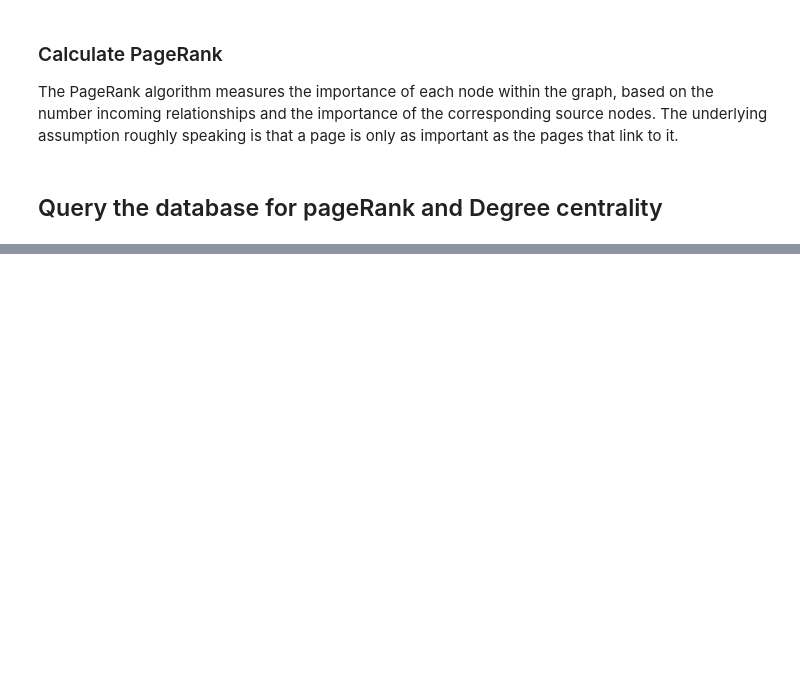
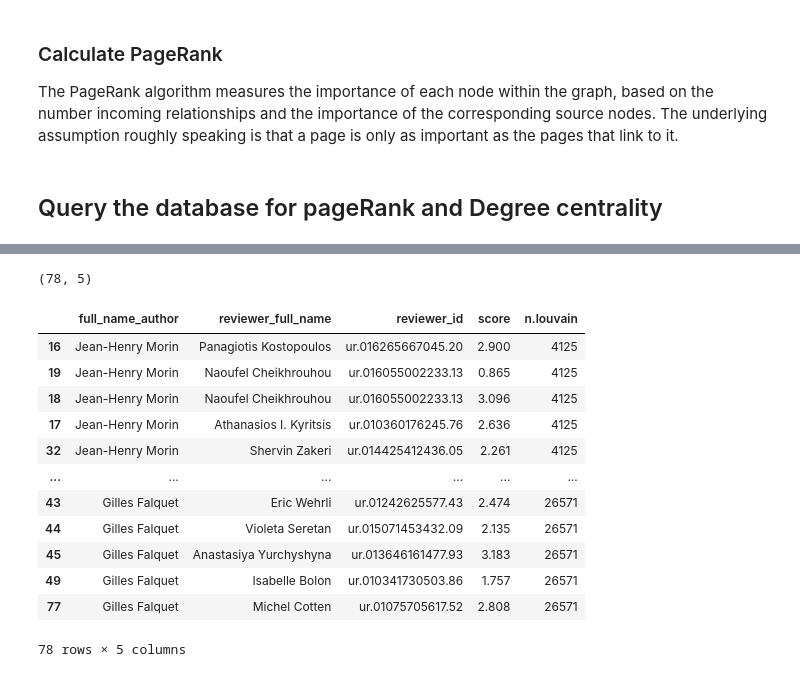
Before and after one commit to syberia101/seminaire_2022, a Jupyter notebook: query_neo4j_ml.ipynb, the cells around one changed output, grey strips where cells are left out. Drawn from its saved outputs; the diff is of its cells as text; code cells hidden in the pictures; blank space fills up the shorter version.

```diff
--- a/query_neo4j_ml.ipynb
+++ b/query_neo4j_ml.ipynb
@@ -302,0 +285,5 @@ result_merged_louvain_inference
+# %%
+result_write_louvain_field = gds.run_cypher("""
+CALL gds.louvain.write($graph_name,{ writeProperty:"louvain_field"})
+YIELD communityCount, modularity, modularities""",params={"graph_name":graph_name_3})
+result_write_louvain_field.head()
@@ -302,0 +354,7 @@ result_merged_louvain_inference
+# %%
+louvain_2_scientists_field = gds.run_cypher(f"MATCH (n:Researcher)-[w:WORKS_IN]-(f:Field) \
+WHERE n.full_name=$researcher_1 return DISTINCT n.full_name, n.louvain_field as louvain_field \
+UNION \
+MATCH (n:Researcher)-[w:WORKS_IN]-(f:Field) \
+WHERE n.full_name=$researcher_2 return DISTINCT n.full_name, n.louvain_field as louvain_field",params={"researcher_1":researcher_1,"researcher_2":researcher_2})
+louvain_2_scientists_field
@@ -303,3 +435,22 @@ result_merged_louvain_inference
+# %%
+result_merged_louvain_inference = result_inference.merge(louvain_other, left_on="reviewer_id",right_on="researcher_id").drop(columns=["researcher_id","full_name"]).sort_values(by="n.louvain")
+print(result_merged_louvain_inference.shape)
+result_merged_louvain_inference
+# %% [output]
+(78, 5)
+|  | full_name_author | reviewer_full_name | reviewer_id | score | n.louvain |
+| 16 | Jean-Henry Morin | Panagiotis Kostopoulos | ur.016265667045.20 | 2.900 | 4125 |
+| 19 | Jean-Henry Morin | Naoufel Cheikhrouhou | ur.016055002233.13 | 0.865 | 4125 |
+| 18 | Jean-Henry Morin | Naoufel Cheikhrouhou | ur.016055002233.13 | 3.096 | 4125 |
+| 17 | Jean-Henry Morin | Athanasios I. Kyritsis | ur.010360176245.76 | 2.636 | 4125 |
+| 32 | Jean-Henry Morin | Shervin Zakeri | ur.014425412436.05 | 2.261 | 4125 |
+| ... | ... | ... | ... | ... | ... |
+| 43 | Gilles Falquet | Eric Wehrli | ur.01242625577.43 | 2.474 | 26571 |
+| 44 | Gilles Falquet | Violeta Seretan | ur.015071453432.09 | 2.135 | 26571 |
+| 45 | Gilles Falquet | Anastasiya Yurchyshyna | ur.013646161477.93 | 3.183 | 26571 |
+| 49 | Gilles Falquet | Isabelle Bolon | ur.010341730503.86 | 1.757 | 26571 |
+| 77 | Gilles Falquet | Michel Cotten | ur.01075705617.52 | 2.808 | 26571 |
+78 rows × 5 columns
 # %%
 def query_co_authors_by_name(names: list[str]):
         query = """
```
Also changed, not shown: parts of 74 cells of this notebook, 1 other file.
